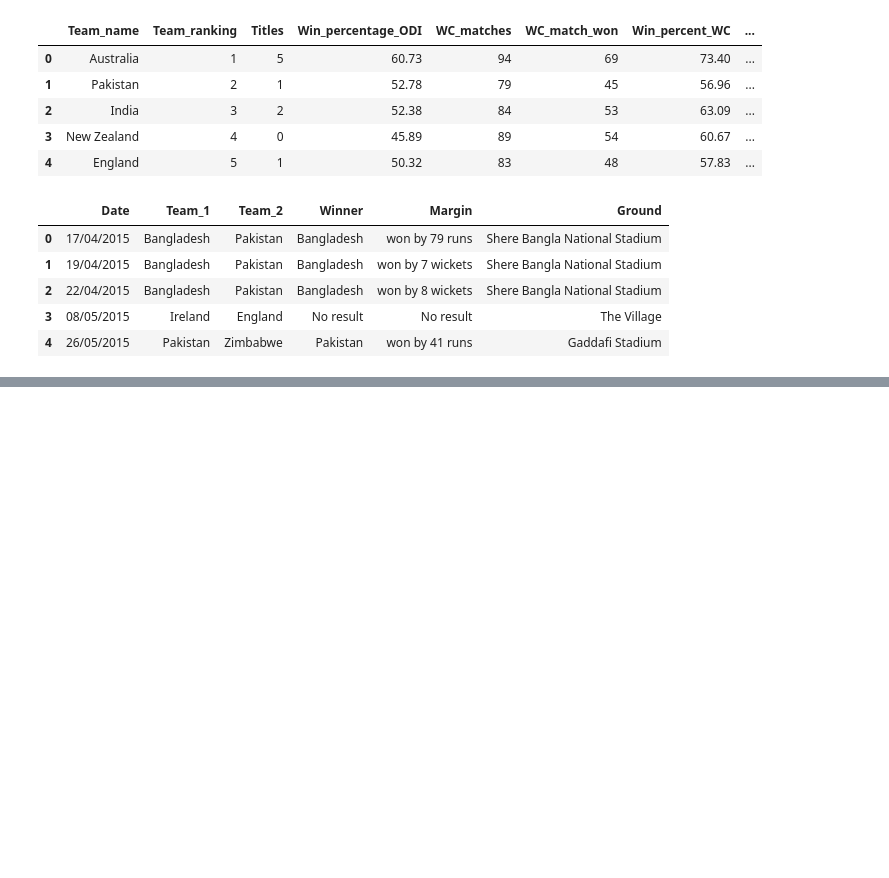
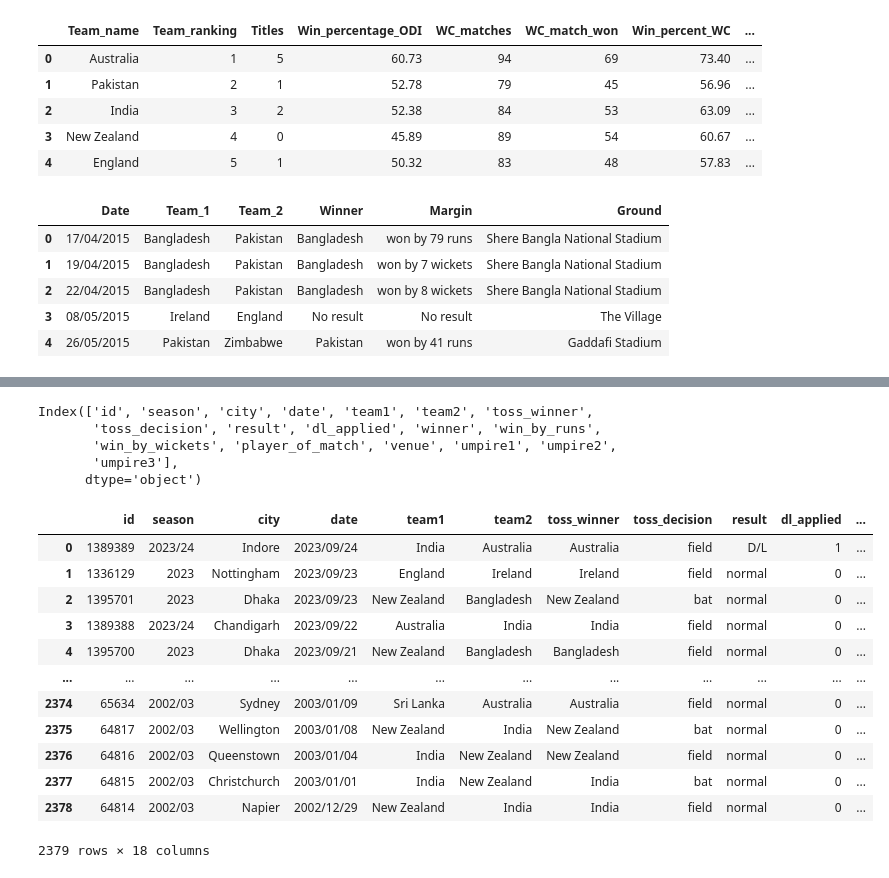
Before and after one commit to Chinmaya54/DM_Challenge_WC_Winner, a Jupyter notebook: DM_3.ipynb, the cells around one changed output, grey strips where cells are left out. Saved outputs shown, nothing was run; the diff lists cells and outputs as text; code cells hidden in the pictures; blank space fills up the shorter version.

```diff
--- a/DM_3.ipynb
+++ b/DM_3.ipynb
@@ -208,0 +243,2 @@ results.head()
+# %%
+match_df = pd.read_csv('/content/ODI_Match_info.csv')
@@ -208,0 +247,24 @@ results.head()
+# %%
+match_df.columns
+# %% [output]
+Index(['id', 'season', 'city', 'date', 'team1', 'team2', 'toss_winner',
+       'toss_decision', 'result', 'dl_applied', 'winner', 'win_by_runs',
+       'win_by_wickets', 'player_of_match', 'venue', 'umpire1', 'umpire2',
+       'umpire3'],
+      dtype='object')
+# %%
+match_df
+# %% [output]
+|  | id | season | city | date | team1 | team2 | toss_winner | toss_decision | result | dl_applied | ... |
+| 0 | 1389389 | 2023/24 | Indore | 2023/09/24 | India | Australia | Australia | field | D/L | 1 | ... |
+| 1 | 1336129 | 2023 | Nottingham | 2023/09/23 | England | Ireland | Ireland | field | normal | 0 | ... |
+| 2 | 1395701 | 2023 | Dhaka | 2023/09/23 | New Zealand | Bangladesh | New Zealand | bat | normal | 0 | ... |
+| 3 | 1389388 | 2023/24 | Chandigarh | 2023/09/22 | Australia | India | India | field | normal | 0 | ... |
+| 4 | 1395700 | 2023 | Dhaka | 2023/09/21 | New Zealand | Bangladesh | Bangladesh | field | normal | 0 | ... |
+| ... | ... | ... | ... | ... | ... | ... | ... | ... | ... | ... | ... |
+| 2374 | 65634 | 2002/03 | Sydney | 2003/01/09 | Sri Lanka | Australia | Australia | field | normal | 0 | ... |
+| 2375 | 64817 | 2002/03 | Wellington | 2003/01/08 | New Zealand | India | New Zealand | bat | normal | 0 | ... |
+| 2376 | 64816 | 2002/03 | Queenstown | 2003/01/04 | India | New Zealand | New Zealand | field | normal | 0 | ... |
+| 2377 | 64815 | 2002/03 | Christchurch | 2003/01/01 | India | New Zealand | India | bat | normal | 0 | ... |
+| 2378 | 64814 | 2002/03 | Napier | 2002/12/29 | New Zealand | India | India | field | normal | 0 | ... |
+2379 rows × 18 columns
```
Also changed, not shown: parts of 44 cells of this notebook.
